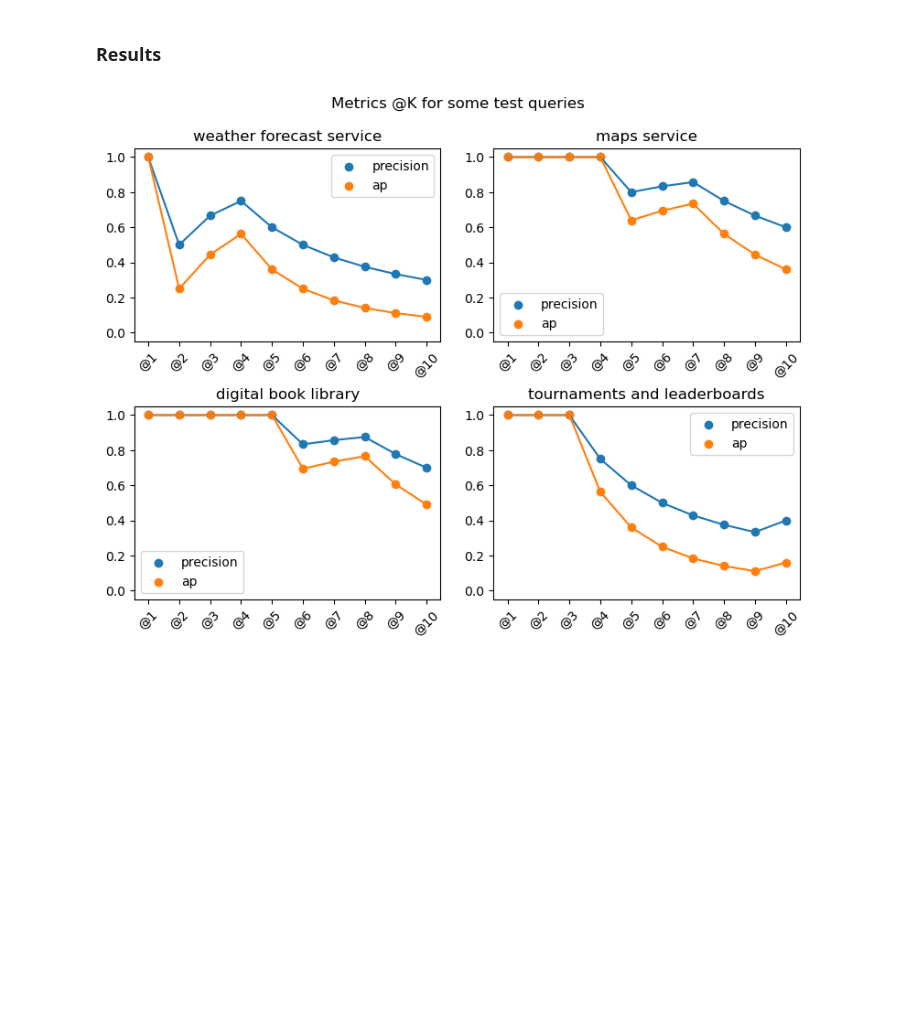
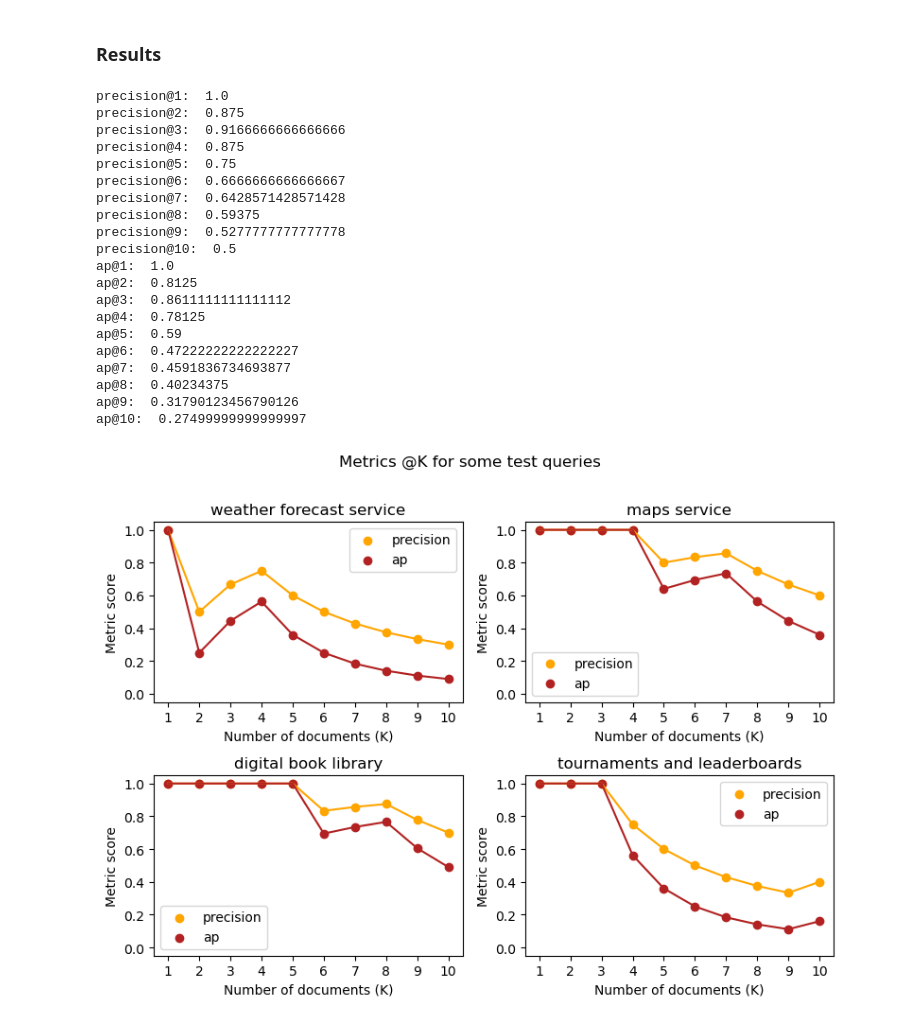
Before and after one commit to APIScout/backend, a Jupyter notebook: scripts/evaluation/scripts/evaluation.ipynb, the cells around one changed output. Cells and saved outputs as stored; diff of their text form; code cells hidden in the pictures; blank space fills up the shorter version.

Commit message:
finished evaluation

```diff
--- a/scripts/evaluation/scripts/evaluation.ipynb
+++ b/scripts/evaluation/scripts/evaluation.ipynb
@@ -152,7 +267,7 @@ evaluations: dict[str, dict[str, float]] = {}
 def perform_search_query(query: str, k: int=10) -> list[str]:
     url: str = f"http://localhost:{config_file['port']}/api/v1/search?size={k}"
     body: dict[str, str | list[str]] = {
-        "fragment": query,
+        "fragment": query.replace("\n", " "),
         "fields": ["metadata"]
     }
 
@@ -224,24 +339,25 @@ def display_graph(query: str, metrics: list[str], axes: Any, position: list[int]
 
     for metric in metrics:
         y = [val for key, val in evaluations[query].items() if metric in key]
-        x = [f"@{k+1}" for k in range(len(y))]
+        x = [k+1 for k in range(len(y))]
 
-        axes[position[0], position[1]].scatter(x, y, label=metric)
-        axes[position[0], position[1]].plot(x, y)
+        axes[position[0], position[1]].scatter([str(x_i) for x_i in x], y, label=metric, color=colors_map[metric])
+        axes[position[0], position[1]].plot([str(x_i) for x_i in x], y, color=colors_map[metric])
 
-    axes[position[0], position[1]].set_title(query)
+    axes[position[0], position[1]].set_title(query, wrap=True)
     axes[position[0], position[1]].set_ylim(-0.05, 1.05)
-    axes[position[0], position[1]].tick_params(axis="x", labelrotation=45)
+    axes[position[0], position[1]].set_xlabel("Number of documents (K)")
+    axes[position[0], position[1]].set_ylabel("Metric score")
     axes[position[0], position[1]].legend()
 # %%
-def perform_evaluation(metrics: list[str], ground_truth: dict, k: int=10, total: bool=False):
+def perform_evaluation(metrics: list[str], ground_truth: dict, k: int=10, rows: int=2, cols: int=2, total: bool=False):
     global evaluations
 
     for metric in metrics:
         for i in range(1, k+1):
             evaluate_metric(globals()[metric], ground_truth, i, total)
 
-    fig, axs = pyplot.subplots(2, 2, figsize=(8, 6))
+    fig, axs = pyplot.subplots(rows, cols, figsize=(8, 6))
     fig.suptitle("Metrics @K for some test queries\n")
     fig.tight_layout(h_pad=3)
 
@@ -251,9 +367,42 @@ def perform_evaluation(metrics: list[str], ground_truth: dict, k: int=10, total:
 
         display_graph(query, metrics, axs, [int(position[0]), int(position[1])])
 
-    pyplot.show()
+    fig.tight_layout(h_pad=1)
+    pyplot.savefig("out.pdf")
+# %%
+def get_averages(metrics: list[str], k:int = 10):
+    for metric in metrics:
+        for i in range(1, k+1):
+            all_values_k = []
+
+            for values in evaluations.values():
+                all_values_k.append(values[f"{metric}@{i}"])
+
+            print(f"{metric}@{i}: ", sum(all_values_k) / len(all_values_k))
 # %%
-# perform_evaluation(["precision", "recall", "f1"], ground_truth_needles, 10)
-perform_evaluation(["precision", "ap"], ground_truth_total_ranks, 10, True)
+# perform_evaluation(["precision", "recall", "f1"], ground_truth_needles)
+# perform_evaluation(["precision", "recall", "f1"], ground_truth_words_sports)
+perform_evaluation(["precision", "ap"], ground_truth_total_ranks, 10, total=True)
+get_averages(["precision", "ap"])
 # %% [output]
+precision@1:  1.0
+precision@2:  0.875
+precision@3:  0.9166666666666666
+precision@4:  0.875
+precision@5:  0.75
+precision@6:  0.6666666666666667
+precision@7:  0.6428571428571428
+precision@8:  0.59375
+precision@9:  0.5277777777777778
+precision@10:  0.5
+ap@1:  1.0
+ap@2:  0.8125
+ap@3:  0.8611111111111112
+ap@4:  0.78125
+ap@5:  0.59
+ap@6:  0.47222222222222227
+ap@7:  0.4591836734693877
+ap@8:  0.40234375
+ap@9:  0.31790123456790126
+ap@10:  0.27499999999999997
-[figure, old version]
+[figure, new version]
```
Also changed, not shown: parts of 3 cells of this notebook, 4 other files.
